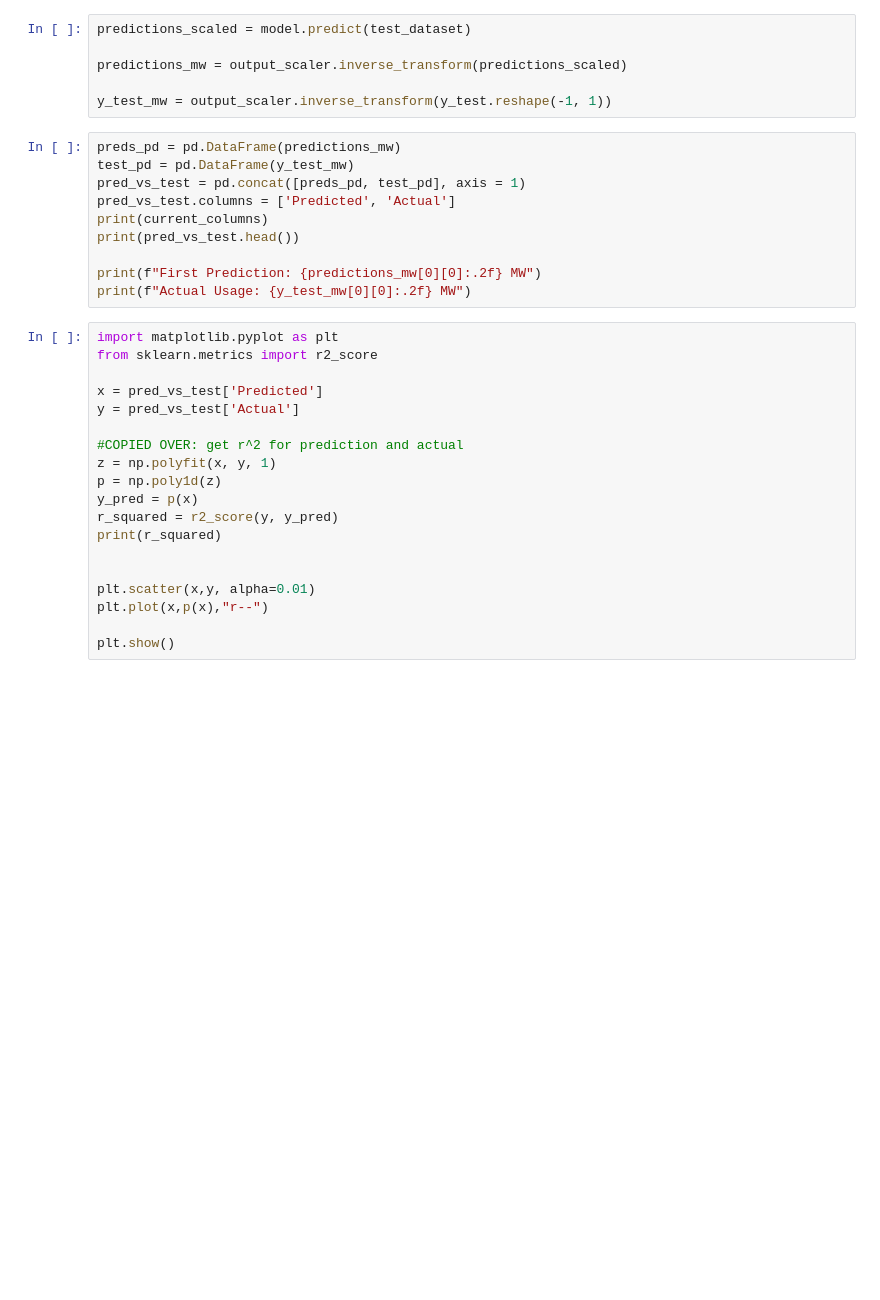
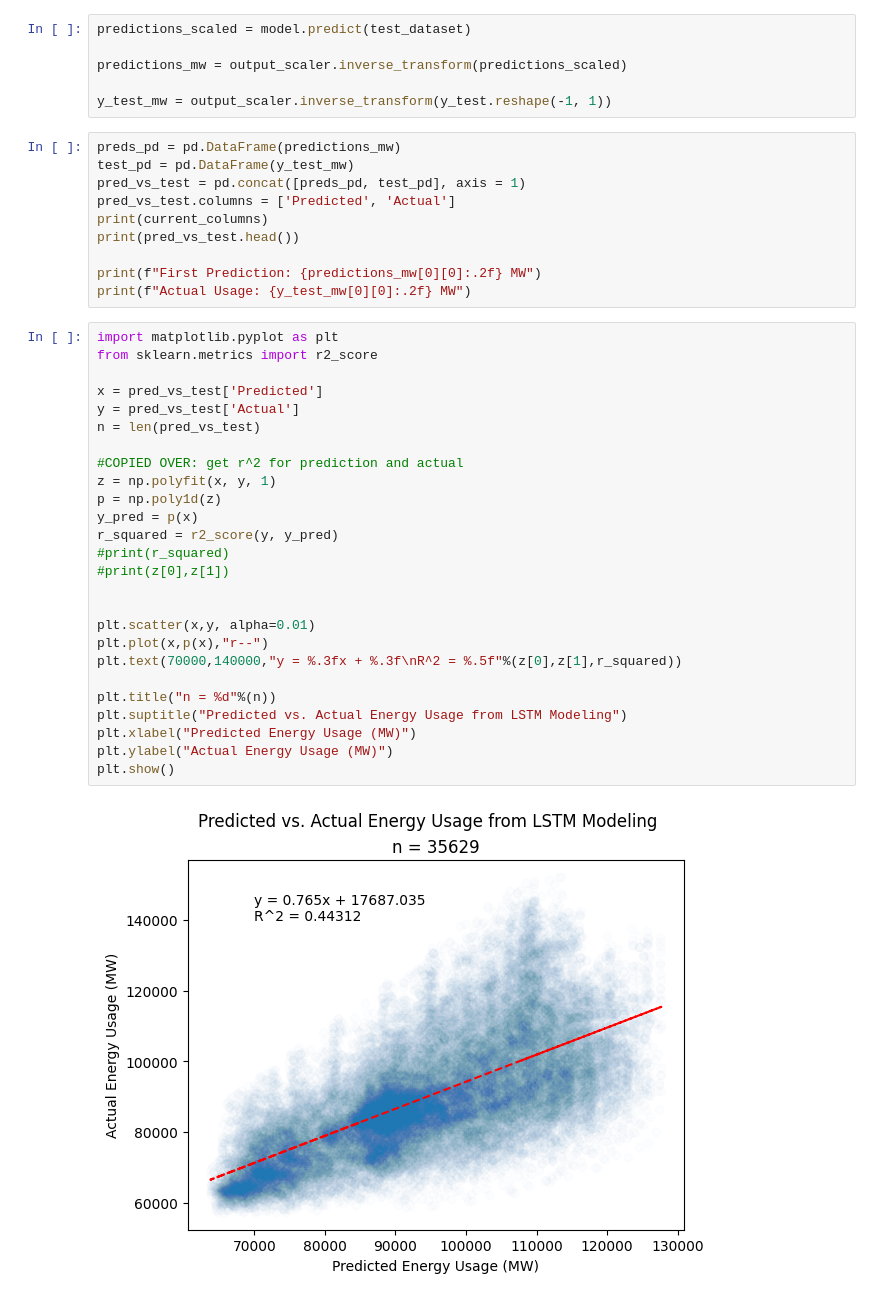
Before and after one commit to MacsenHigginsKSU/CS-4850-SP106, a Jupyter notebook: TensorFlow.ipynb, the cells around one changed output. Drawn from its saved outputs; the diff is of its cells as text; blank space fills up the shorter version.

Commit message:
Added detail to performance plot

```diff
--- a/TensorFlow.ipynb
+++ b/TensorFlow.ipynb
@@ -152,19 +152,28 @@ print(f"Actual Usage: {y_test_mw[0][0]:.2f} MW")
 # %%
 import matplotlib.pyplot as plt
 from sklearn.metrics import r2_score
 
 x = pred_vs_test['Predicted']
 y = pred_vs_test['Actual']
+n = len(pred_vs_test)
 
 #COPIED OVER: get r^2 for prediction and actual
 z = np.polyfit(x, y, 1)
 p = np.poly1d(z)
 y_pred = p(x)
 r_squared = r2_score(y, y_pred)
-print(r_squared)
+#print(r_squared)
+#print(z[0],z[1])
 
 
 plt.scatter(x,y, alpha=0.01)
 plt.plot(x,p(x),"r--")
+plt.text(70000,140000,"y = %.3fx + %.3f\nR^2 = %.5f"%(z[0],z[1],r_squared))
 
+plt.title("n = %d"%(n))
+plt.suptitle("Predicted vs. Actual Energy Usage from LSTM Modeling")
+plt.xlabel("Predicted Energy Usage (MW)")
+plt.ylabel("Actual Energy Usage (MW)")
 plt.show()
+# %% [output]
+[figure, added]
```
